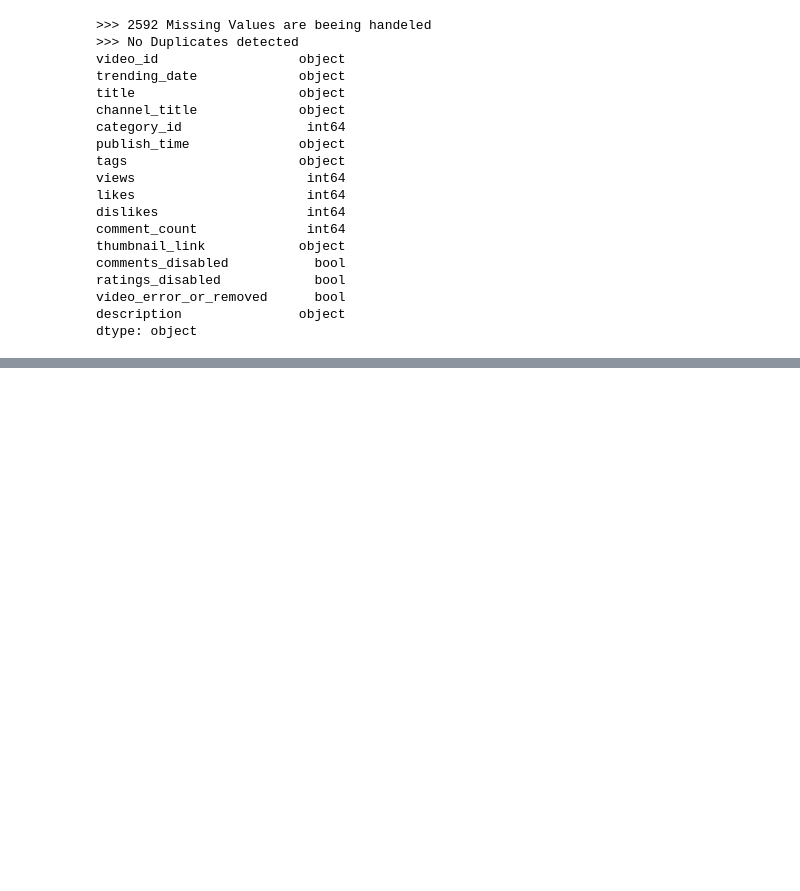
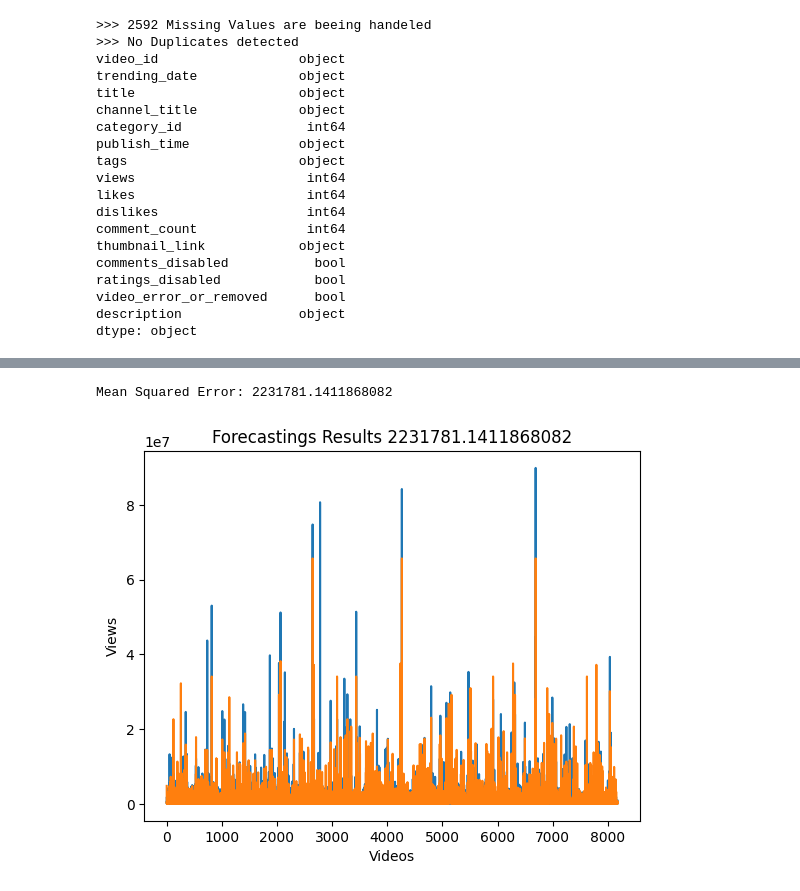
Before and after one commit to Malea-create/YouTube_Stats_Forecasting, a Jupyter notebook: src/data_prep.ipynb, the cells around one changed output, grey strips where cells are left out. Cells and saved outputs as stored; diff of their text form; code cells hidden in the pictures; blank space fills up the shorter version.

```diff
--- a/src/data_prep.ipynb
+++ b/src/data_prep.ipynb
@@ -99,0 +206,41 @@ text_features
+# %%
+import pandas as pd
+from sklearn.tree import DecisionTreeRegressor
+from sklearn.model_selection import train_test_split
+from sklearn.metrics import mean_squared_error
+
+
+df_processed = df_cont
+
+# Replace NaN values with 0
+df_processed = df_processed.fillna(0)
+
+# Split the data into train and test sets
+#X_train, X_test, y_train, y_test = train_test_split(df_processed.drop('views', axis=1), df_processed['views'], test_size=0.2, random_state=42)
+X_train, X_test, y_train, y_test = train_test_split(df_processed.filter(regex='tags_\d+'), df_processed['views'], test_size=0.2, random_state=42)
+
+
+# Train a decision tree regressor
+regressor = DecisionTreeRegressor()
+regressor.fit(X_train, y_train)
+
+# Make predictions on the test set
+y_pred = regressor.predict(X_test)
+
+# Evaluate the model
+rmse = np.sqrt ( mean_squared_error(y_test, y_pred) )
+print('Mean Squared Error:', rmse)
+# %% [output]
+Mean Squared Error: 2231781.1411868082
+# %%
+import matplotlib.pyplot as plt
+
+plt.plot(y_test.reset_index(drop=True))
+plt.plot(y_pred)
+#plt.xlim(0, len(y_test))
+plt.title('Forecastings Results '+ str(rmse))
+plt.xlabel('Videos')
+plt.ylabel('Views')
+plt.show()
+# %% [output]
+[figure, added]
```
Also changed, not shown: parts of 7 cells of this notebook, 1 other file.
